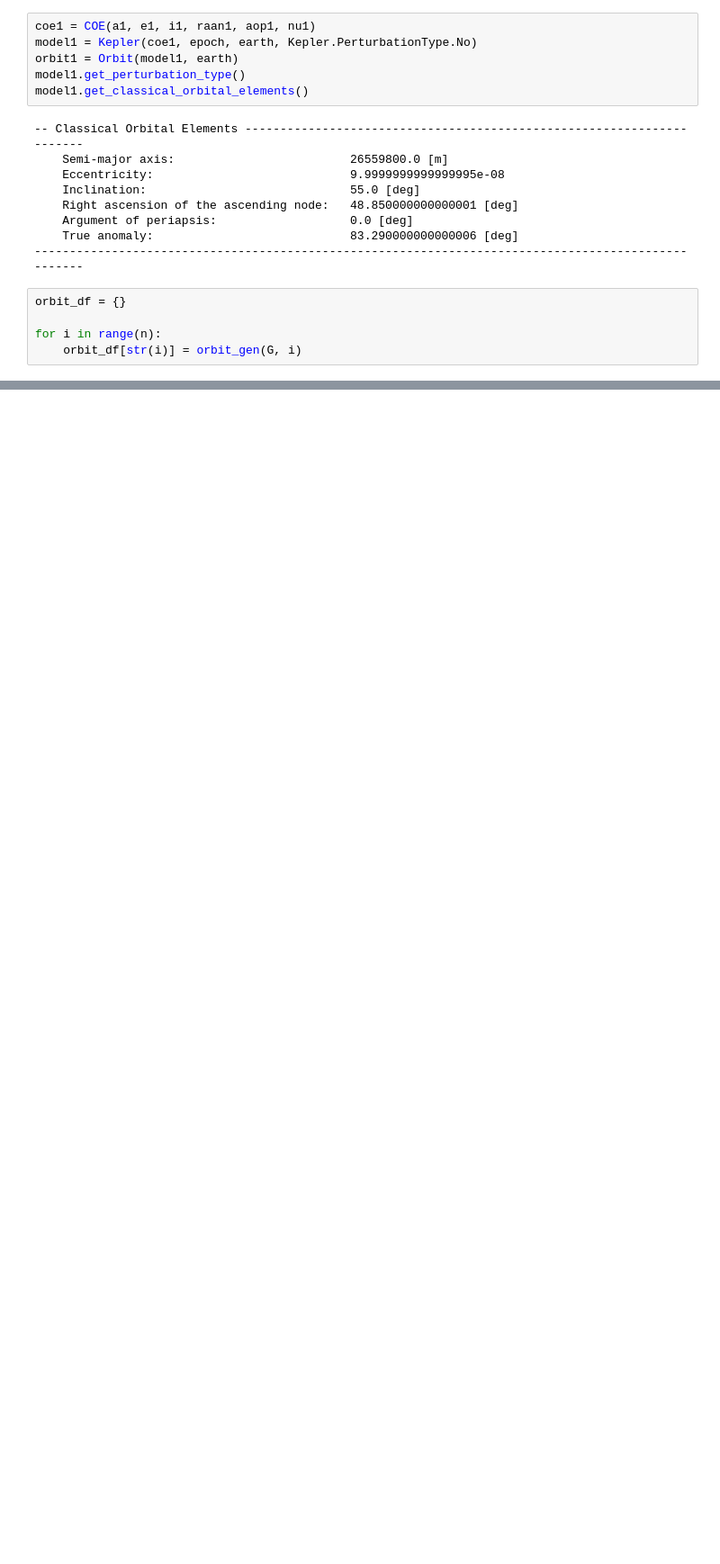
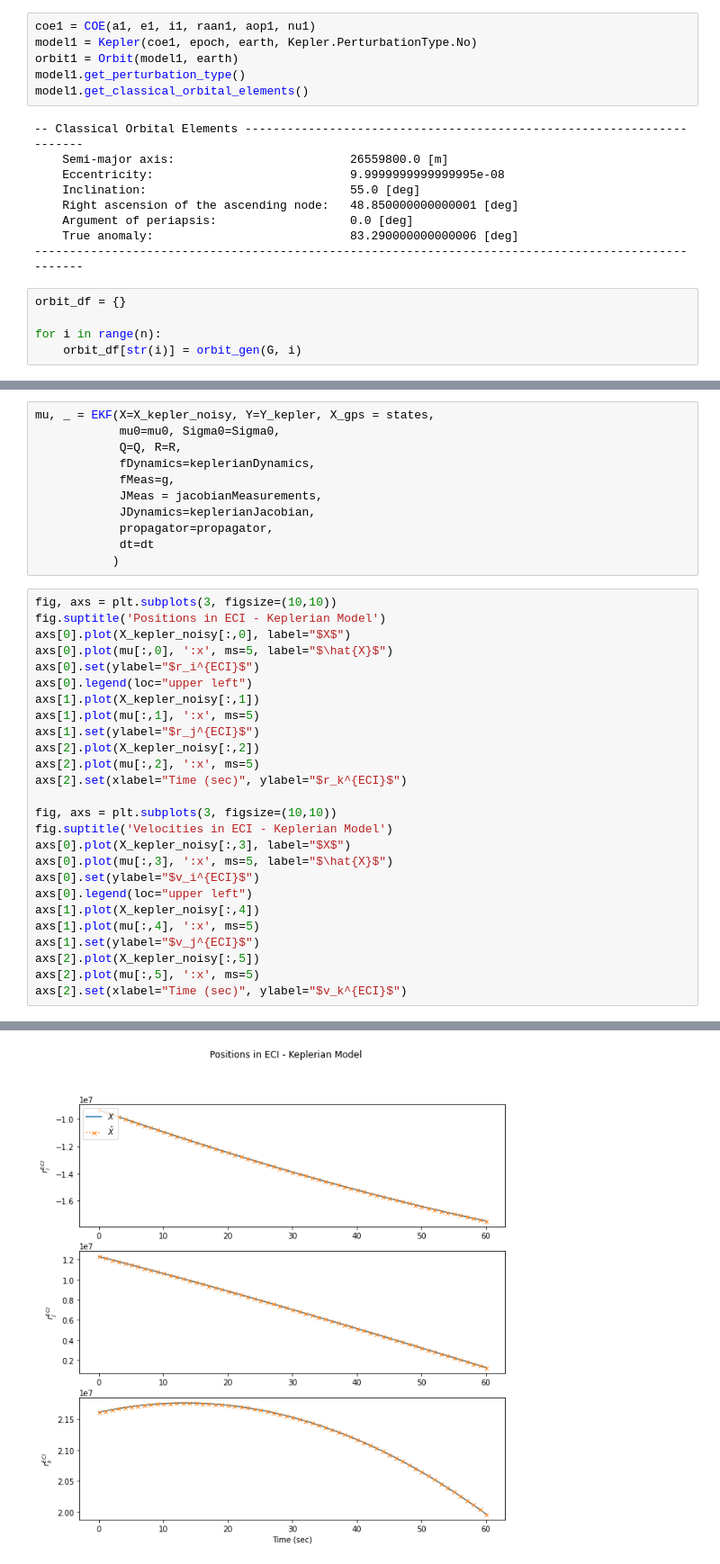
Before and after one commit to EleonoreJ/Kalman-Filtering-Orbit-Determination, a Jupyter notebook: Test GPS Satellites.ipynb, the cells around one changed output, grey strips where cells are left out. Shown: that part at 90% size. Saved outputs shown, nothing was run; the diff lists cells and outputs as text; blank space fills up the shorter version.

Commit message:
GPS measurements EKF

```diff
--- a/Test GPS Satellites.ipynb
+++ b/Test GPS Satellites.ipynb
@@ -174,0 +274,38 @@ figure.show()
+# %%
+mu, _ = EKF(X=X_kepler_noisy, Y=Y_kepler, X_gps = states,
+            mu0=mu0, Sigma0=Sigma0,
+            Q=Q, R=R,
+            fDynamics=keplerianDynamics,
+            fMeas=g,
+            JMeas = jacobianMeasurements,
+            JDynamics=keplerianJacobian,
+            propagator=propagator,
+            dt=dt
+           )
+# %%
+fig, axs = plt.subplots(3, figsize=(10,10))
+fig.suptitle('Positions in ECI - Keplerian Model')
+axs[0].plot(X_kepler_noisy[:,0], label="$X$")
+axs[0].plot(mu[:,0], ':x', ms=5, label="$\hat{X}$")
+axs[0].set(ylabel="$r_i^{ECI}$")
+axs[0].legend(loc="upper left")
+axs[1].plot(X_kepler_noisy[:,1])
+axs[1].plot(mu[:,1], ':x', ms=5)
+axs[1].set(ylabel="$r_j^{ECI}$")
+axs[2].plot(X_kepler_noisy[:,2])
+axs[2].plot(mu[:,2], ':x', ms=5)
+axs[2].set(xlabel="Time (sec)", ylabel="$r_k^{ECI}$")
+
+fig, axs = plt.subplots(3, figsize=(10,10))
+fig.suptitle('Velocities in ECI - Keplerian Model')
+axs[0].plot(X_kepler_noisy[:,3], label="$X$")
+axs[0].plot(mu[:,3], ':x', ms=5, label="$\hat{X}$")
+axs[0].set(ylabel="$v_i^{ECI}$")
+axs[0].legend(loc="upper left")
+axs[1].plot(X_kepler_noisy[:,4])
+axs[1].plot(mu[:,4], ':x', ms=5)
+axs[1].set(ylabel="$v_j^{ECI}$")
+axs[2].plot(X_kepler_noisy[:,5])
+axs[2].plot(mu[:,5], ':x', ms=5)
+axs[2].set(xlabel="Time (sec)", ylabel="$v_k^{ECI}$")
+# %% [output]
@@ -174,0 +313 @@ figure.show()
+[figure, added]
```
Also changed, not shown: parts of 6 cells of this notebook.
